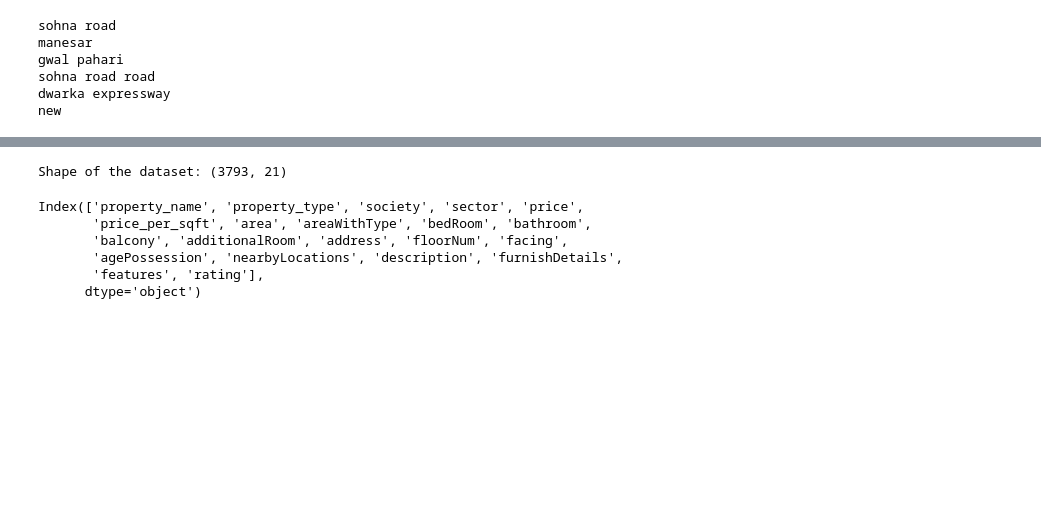
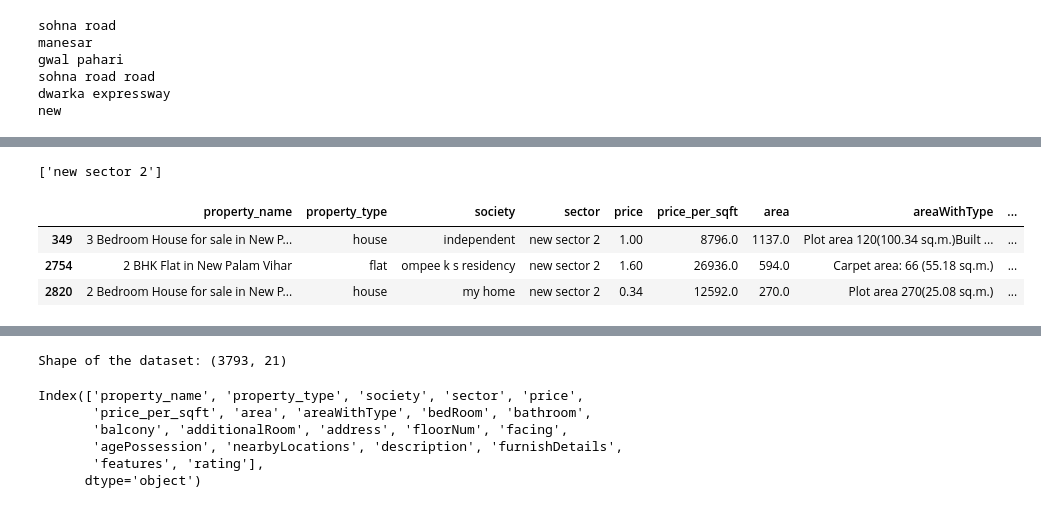
Before and after one commit to 07Sada/real-estate-property-price-predictor, a Jupyter notebook: notebooks/Merging-flat-house-dataset-with-preprocessing_#03.ipynb, the cells around one changed output, grey strips where cells are left out. Saved outputs shown, nothing was run; the diff lists cells and outputs as text; code cells hidden in the pictures; blank space fills up the shorter version.

```diff
--- a/notebooks/Merging-flat-house-dataset-with-preprocessing_#03.ipynb
+++ b/notebooks/Merging-flat-house-dataset-with-preprocessing_#03.ipynb
@@ -274,8 +266,3 @@ df['sector'] = df['sector'].str.replace('manesar','sector 1')
 df['sector'] = df['sector'].str.replace('gwal pahari','sector 2')
 df['sector'] = df['sector'].str.replace('sohna road road','sector 2')
 df['sector'] = df['sector'].str.replace('dwarka expressway','sector 26')
-# %%
-df['sector'] = df[(df['sector']=='new') & (df['society'] == 'dlf 76')]['sector'].str.replace('new', 'sector 76')
-df['sector'] = df[(df['sector']=='new') & (df['society'] == 'takshila heights sector 37 c')]['sector'].str.replace('new', 'sector 37')
-df['sector'] = df[(df['sector']=='new') & (df['society'] == 'green court')]['sector'].str.replace('new', 'sector 90')
-df['sector'] = df[(df['sector']=='new') & (df['society'] == 'sare homes')]['sector'].str.replace('new', 'sector 92')
@@ -284,3 +276,16 @@ df['sector'] = df[(df['sector']=='new') & (df['society'] == 'sare homes')]['sect
 for i in df.sector.value_counts().index.tolist():
     if 'sector' not in str(i):
         print(i)
+# %%
+# checking if any sector value doesn't starts with 'sector'
+[i for i in df.sector.value_counts().index if not str(i).startswith('sector')]
+# %% [output]
+['new sector 2']
+# %%
+# checking the rows where sector name is 'new sector 2'
+df[df['sector'] =='new sector 2']
+# %% [output]
+|  | property_name | property_type | society | sector | price | price_per_sqft | area | areaWithType | ... |
+| 349 | 3 Bedroom House for sale in New P... | house | independent | new sector 2 | 1.00 | 8796.0 | 1137.0 | Plot area 120(100.34 sq.m.)Built ... | ... |
+| 2754 | 2 BHK Flat in New Palam Vihar | flat | ompee k s residency | new sector 2 | 1.60 | 26936.0 | 594.0 | Carpet area: 66 (55.18 sq.m.) | ... |
+| 2820 | 2 Bedroom House for sale in New P... | house | my home | new sector 2 | 0.34 | 12592.0 | 270.0 | Plot area 270(25.08 sq.m.) | ... |
```
Also changed, not shown: parts of 12 cells of this notebook.
